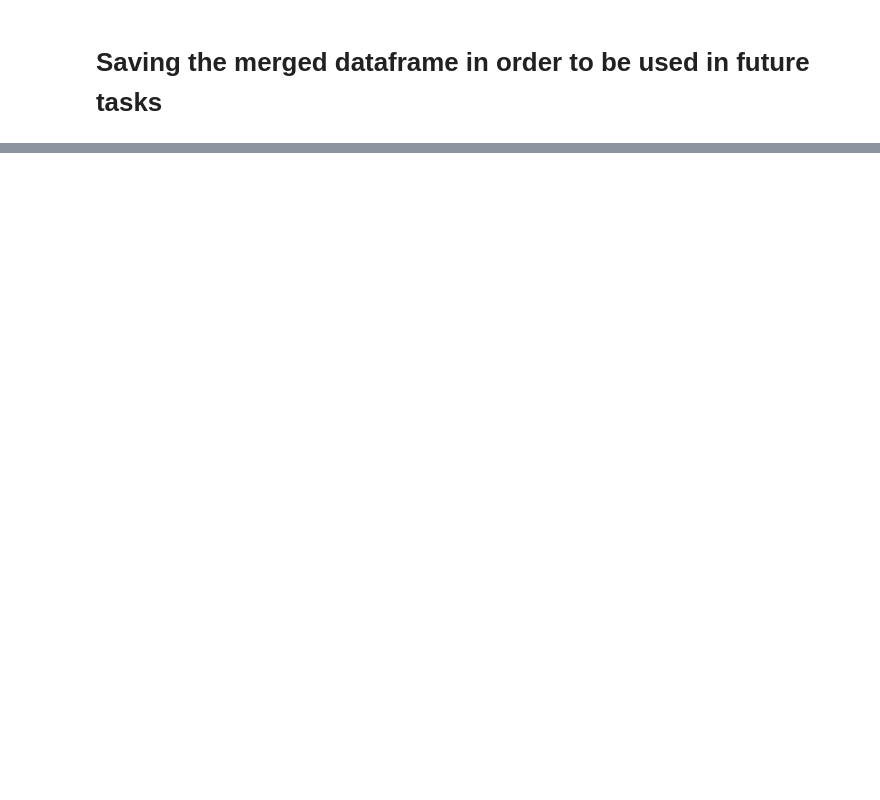
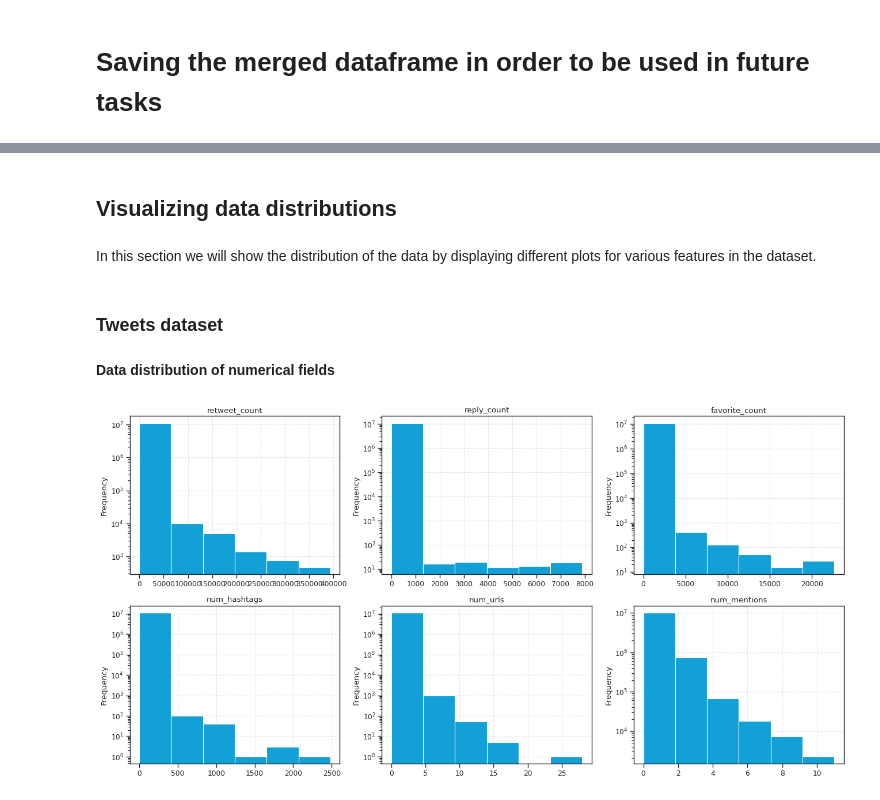
Before and after one commit to Sopralapanca/DM-twitter-dataset-analysis, a Jupyter notebook: DM_preparation_task1.ipynb, the cells around one changed output, grey strips where cells are left out. Cells and saved outputs as stored; diff of their text form; code cells hidden in the pictures; blank space fills up the shorter version.

```diff
--- a/DM_preparation_task1.ipynb
+++ b/DM_preparation_task1.ipynb
@@ -942,3 +1001,8 @@ users_df['user_number_of_retweets'] = users_df['user_number_of_retweets'].astype
+# %%
+# create a column on tweets dataframe with the lenght of the tweet, groupby the tweets per user id
+# and compute the entropy on the length of the tweet
+tweets_df['length']  = tweets_df['text'].str.len()
+calculate_entropy_for_this_feature("length")
 # %% [markdown]
 ## Conclusion: recap of indicators
 # %%
@@ -1033,0 +1190,41 @@ tweets_df.to_csv(path)
+# %% [markdown]
+## Visualizing data distributions
+# %% [markdown]
+In this section we will show the distribution of the data by displaying different plots for various features in the dataset.
+# %%
+color=['#12a0d7']
+# %% [markdown]
+### Tweets dataset
+# %% [markdown]
+**Data distribution of numerical fields**
+# %%
+def multiple_histograms(df: DataFrame, columns, tweets=True):
+  nrows=int(len(columns)/3)
+  fig, axs = plt.subplots(nrows, 3, sharex=False, sharey=False, dpi=80)
+  idx_col = 0
+
+  if tweets:
+    fig.set_size_inches(20, 10)
+
+  else:
+    fig.set_size_inches(20, 40)
+
+  for i in range(nrows):
+    for j in range(3):
+
+      col = columns[idx_col]
+      idx_col +=1
+
+      ax = df[col].plot.hist(bins=6, logy=True,
+                                    align='mid',title=col,
+                                    grid=True,
+                                    ax = axs[i, j], color=color)
+
+      ax.grid(axis='both', alpha=0.5, linestyle='--')
+
+
+columns = ["retweet_count", "reply_count", "favorite_count", "num_hashtags",  "num_urls", "num_mentions"]
+
+multiple_histograms(tweets_df, columns=columns)
+# %% [output]
+[figure, added]
```
Also changed, not shown: parts of 165 cells of this notebook.
